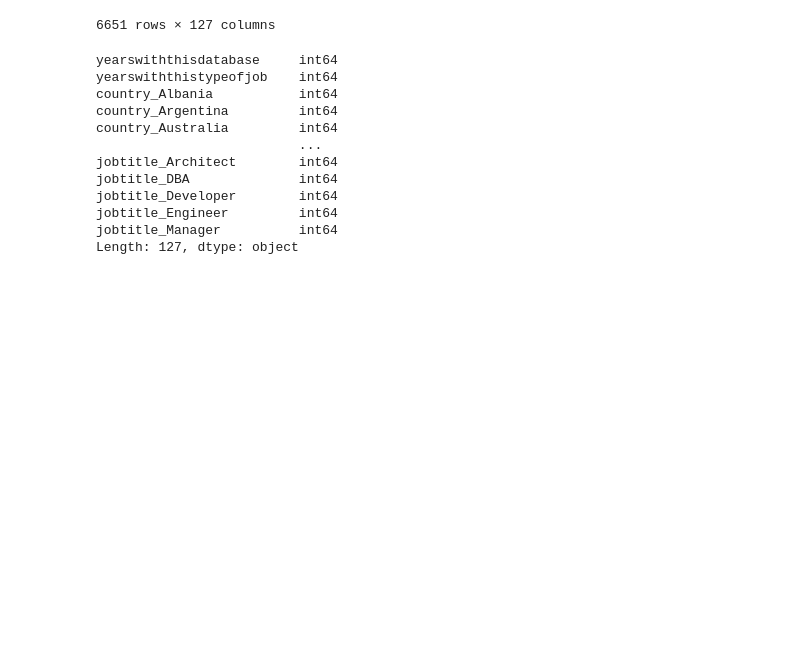
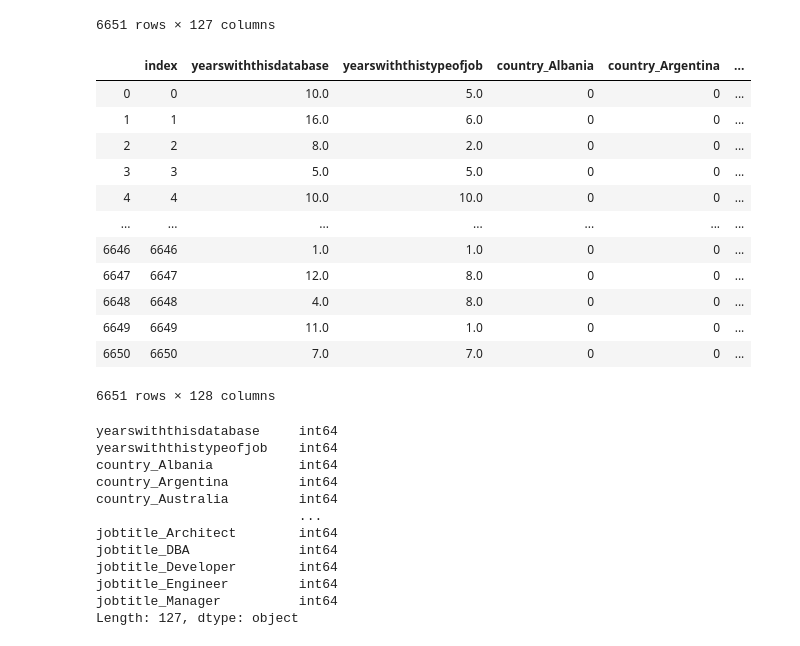
Before and after one commit to adrianavandeguchte/PredictYourSalary, a Jupyter notebook: notebooks/machine_learning_salary_data1.ipynb, the cells around one changed output. Saved outputs shown, nothing was run; the diff lists cells and outputs as text; code cells hidden in the pictures; blank space fills up the shorter version.

```diff
--- a/notebooks/machine_learning_salary_data1.ipynb
+++ b/notebooks/machine_learning_salary_data1.ipynb
@@ -170,3 +170,20 @@ X_encoded2
 | 6649 | 11.0 | 1.0 | 0 | 0 | 0 | ... |
 | 6650 | 7.0 | 7.0 | 0 | 0 | 0 | ... |
 6651 rows × 127 columns
+# %%
+X_encoded2_reset_index = X_encoded2.reset_index()
+X_encoded2_reset_index
+# %% [output]
+|  | index | yearswiththisdatabase | yearswiththistypeofjob | country_Albania | country_Argentina | ... |
+| 0 | 0 | 10.0 | 5.0 | 0 | 0 | ... |
+| 1 | 1 | 16.0 | 6.0 | 0 | 0 | ... |
+| 2 | 2 | 8.0 | 2.0 | 0 | 0 | ... |
+| 3 | 3 | 5.0 | 5.0 | 0 | 0 | ... |
+| 4 | 4 | 10.0 | 10.0 | 0 | 0 | ... |
+| ... | ... | ... | ... | ... | ... | ... |
+| 6646 | 6646 | 1.0 | 1.0 | 0 | 0 | ... |
+| 6647 | 6647 | 12.0 | 8.0 | 0 | 0 | ... |
+| 6648 | 6648 | 4.0 | 8.0 | 0 | 0 | ... |
+| 6649 | 6649 | 11.0 | 1.0 | 0 | 0 | ... |
+| 6650 | 6650 | 7.0 | 7.0 | 0 | 0 | ... |
+6651 rows × 128 columns
```
Also changed, not shown: parts of 3 cells of this notebook, 9 other files.
